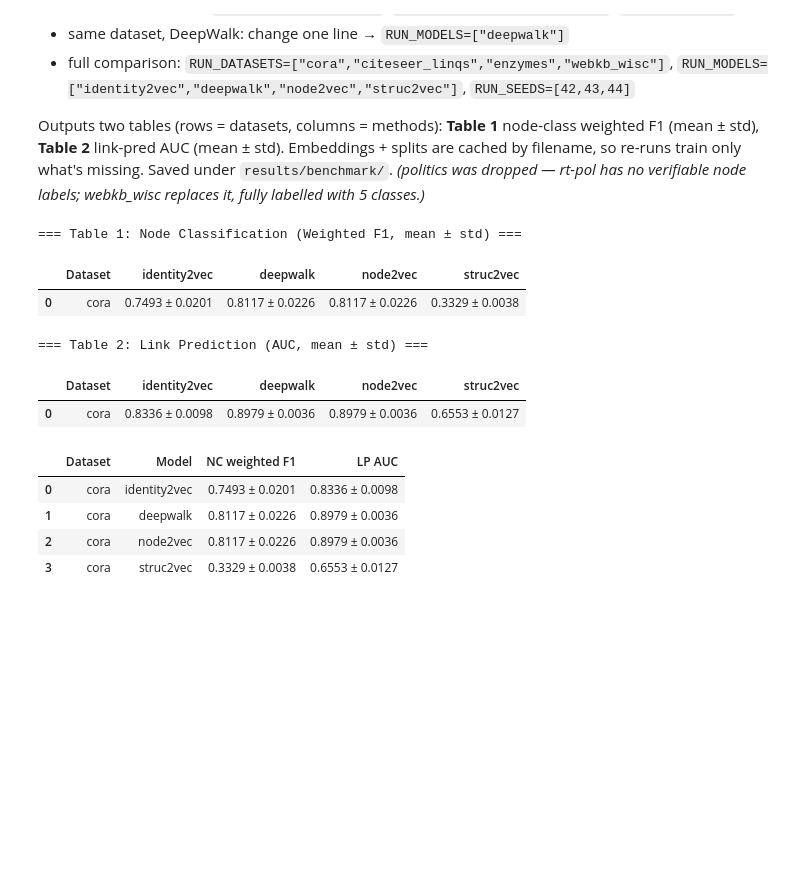
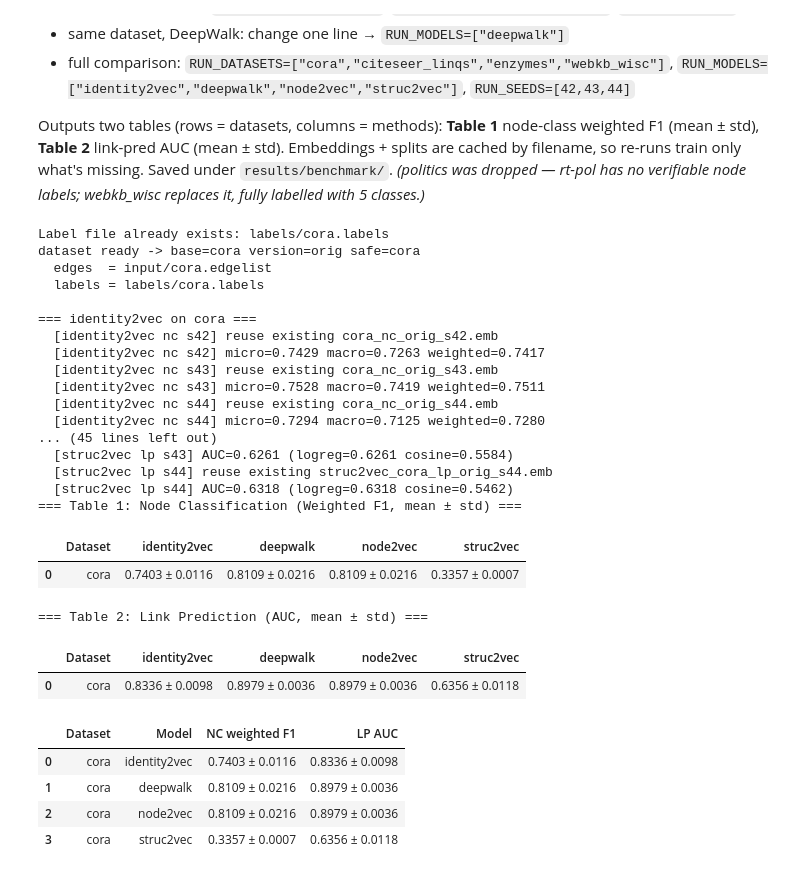
Before and after one commit to SafiUllahAdam/Structure-Aware-Graph-Augmentation-for-GNNs, a Jupyter notebook: notebooks/reproduce_i2v.ipynb, the cells around one changed output. Saved outputs shown, nothing was run; the diff lists cells and outputs as text; code cells hidden in the pictures; blank space fills up the shorter version.

Commit message:
baseline models updates

```diff
--- a/notebooks/reproduce_i2v.ipynb
+++ b/notebooks/reproduce_i2v.ipynb
@@ -174,8 +174,6 @@ RUN_MODELS   = ["identity2vec", "deepwalk", "node2vec", "struc2vec"]
 RUN_SEEDS    = [42, 43, 44]
 
 from benchmark_baselines import run_benchmark, save_benchmark
-from contextlib import redirect_stdout
-import io
 
 
 def clean_table_for_display(table, dataset_order=None, model_order=None):
@@ -202,47 +200,60 @@ def clean_table_for_display(table, dataset_order=None, model_order=None):
         ordered_cols += [m for m in model_order if m in table.columns]
         ordered_cols += [c for c in table.columns if c not in ordered_cols]
         table = table[ordered_cols]
 
     return table.reset_index(drop=True)
 
 
-# Hide per-seed progress logs and show only final tables.
-silent_log = io.StringIO()
+# Show per-seed training progress, then the final tables.
+bench_rows = run_benchmark(
+    datasets=RUN_DATASETS,
+    models=RUN_MODELS,
+    seeds=RUN_SEEDS,
+)
 
-with redirect_stdout(silent_log):
-    bench_rows = run_benchmark(
-        datasets=RUN_DATASETS,
-        models=RUN_MODELS,
-        seeds=RUN_SEEDS,
-    )
-
-    nc_table, lp_table = save_benchmark(bench_rows)
+nc_table, lp_table = save_benchmark(bench_rows)
 
 
 nc_show = clean_table_for_display(
     nc_table,
     dataset_order=RUN_DATASETS,
     model_order=RUN_MODELS,
 )
 
 lp_show = clean_table_for_display(
     lp_table,
     dataset_order=RUN_DATASETS,
     model_order=RUN_MODELS,
 )
 
 print("=== Table 1: Node Classification (Weighted F1, mean ± std) ===")
 display(nc_show)
 
 print("=== Table 2: Link Prediction (AUC, mean ± std) ===")
 display(lp_show)
 # %% [output]
+Label file already exists: labels/cora.labels
+dataset ready -> base=cora version=orig safe=cora
+  edges  = input/cora.edgelist
+  labels = labels/cora.labels
+
+=== identity2vec on cora ===
+  [identity2vec nc s42] reuse existing cora_nc_orig_s42.emb
+  [identity2vec nc s42] micro=0.7429 macro=0.7263 weighted=0.7417
+  [identity2vec nc s43] reuse existing cora_nc_orig_s43.emb
+  [identity2vec nc s43] micro=0.7528 macro=0.7419 weighted=0.7511
+  [identity2vec nc s44] reuse existing cora_nc_orig_s44.emb
+  [identity2vec nc s44] micro=0.7294 macro=0.7125 weighted=0.7280
+... (45 lines left out)
+  [struc2vec lp s43] AUC=0.6261 (logreg=0.6261 cosine=0.5584)
+  [struc2vec lp s44] reuse existing struc2vec_cora_lp_orig_s44.emb
+  [struc2vec lp s44] AUC=0.6318 (logreg=0.6318 cosine=0.5462)
 === Table 1: Node Classification (Weighted F1, mean ± std) ===
 |  | Dataset | identity2vec | deepwalk | node2vec | struc2vec |
-| 0 | cora | 0.7493 ± 0.0201 | 0.8117 ± 0.0226 | 0.8117 ± 0.0226 | 0.3329 ± 0.0038 |
+| 0 | cora | 0.7403 ± 0.0116 | 0.8109 ± 0.0216 | 0.8109 ± 0.0216 | 0.3357 ± 0.0007 |
 === Table 2: Link Prediction (AUC, mean ± std) ===
 |  | Dataset | identity2vec | deepwalk | node2vec | struc2vec |
-| 0 | cora | 0.8336 ± 0.0098 | 0.8979 ± 0.0036 | 0.8979 ± 0.0036 | 0.6553 ± 0.0127 |
+| 0 | cora | 0.8336 ± 0.0098 | 0.8979 ± 0.0036 | 0.8979 ± 0.0036 | 0.6356 ± 0.0118 |
 # %%
 ## Step 6 — Dataset-wise comparison from saved results + existing files only
 # This cell does NOT train anything.
@@ -485,10 +496,10 @@ compare_table = pd.DataFrame(all_rows)
 display(compare_table)
 # %% [output]
 |  | Dataset | Model | NC weighted F1 | LP AUC |
-| 0 | cora | identity2vec | 0.7493 ± 0.0201 | 0.8336 ± 0.0098 |
-| 1 | cora | deepwalk | 0.8117 ± 0.0226 | 0.8979 ± 0.0036 |
-| 2 | cora | node2vec | 0.8117 ± 0.0226 | 0.8979 ± 0.0036 |
-| 3 | cora | struc2vec | 0.3329 ± 0.0038 | 0.6553 ± 0.0127 |
+| 0 | cora | identity2vec | 0.7403 ± 0.0116 | 0.8336 ± 0.0098 |
+| 1 | cora | deepwalk | 0.8109 ± 0.0216 | 0.8979 ± 0.0036 |
+| 2 | cora | node2vec | 0.8109 ± 0.0216 | 0.8979 ± 0.0036 |
+| 3 | cora | struc2vec | 0.3357 ± 0.0007 | 0.6356 ± 0.0118 |
 # %%
 # ## Step 7A — Result completeness sanity check
 # # Put after Step 6.
```
Also changed, not shown: parts of 2 cells of this notebook, 12 other files.
